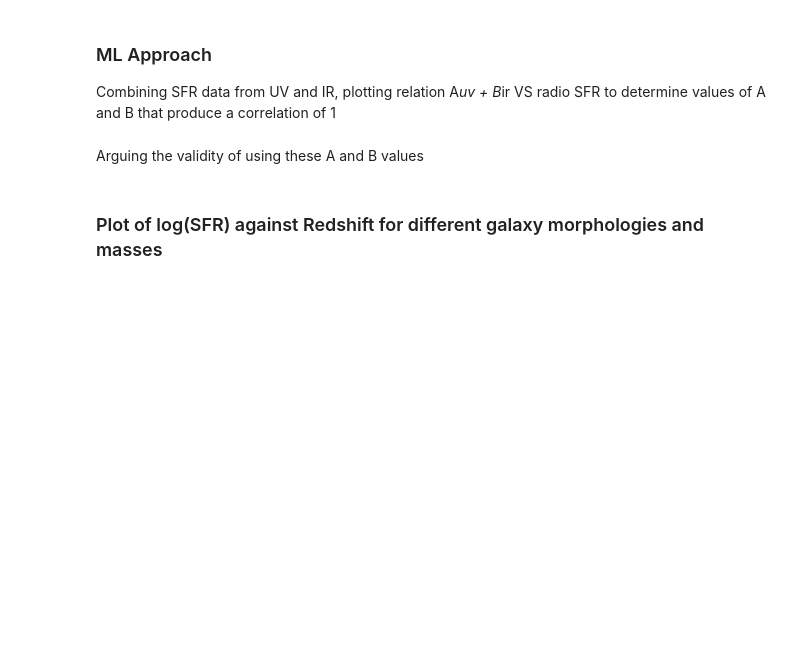
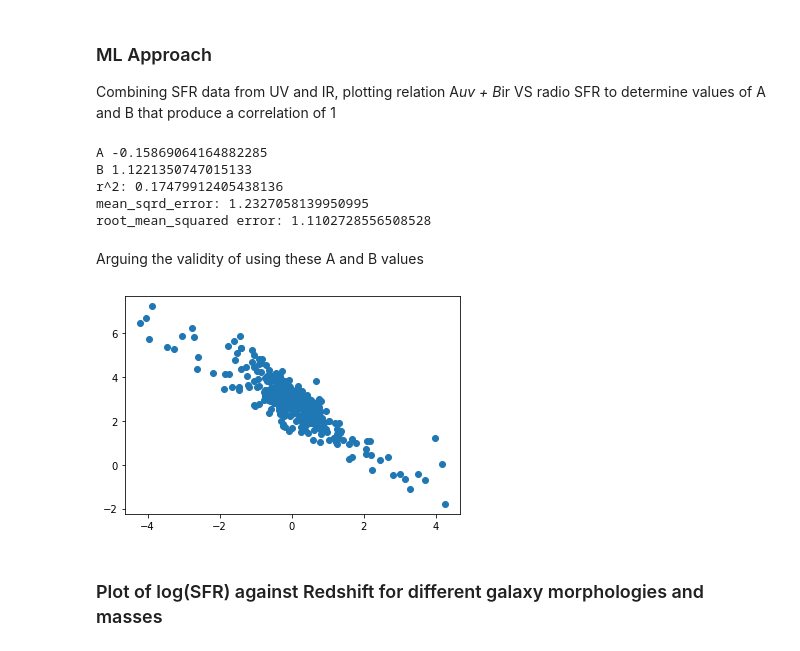
Before and after one commit to nick1404/PHYS369, a Jupyter notebook: main.ipynb, the cells around one changed output. Drawn from its saved outputs; the diff is of its cells as text; code cells hidden in the pictures; blank space fills up the shorter version.

```diff
--- a/main.ipynb
+++ b/main.ipynb
@@ -48,4 +43,10 @@ legac_final["sfr_3ghz"] = legac_final["sfr_3ghz"].apply(np.log)
 # %%
+#Import required sklearn modules
+from sklearn.linear_model import LinearRegression
+from sklearn.model_selection import train_test_split
+from sklearn.metrics import r2_score
+from sklearn.metrics import mean_squared_error
+
 # Define what are out model variables. We have identified that the best ones are:
 x = legac_final[['lsfr_UV', 'lsfr_IR']]
 # We want to predict the outcome, in this case either 0 (no claim) or 1 (claim)
@@ -64,16 +65,29 @@ print("A", coeffs[0])
 print("B", coeffs[1])
 
 # Get the predicted values of sfr
-sfr_predicted =  LR.predict(x_test)
+sfr_predicted = LR.predict(x_test)
 
 # predicting the accuracy score
 score=r2_score(y_test,sfr_predicted)
 
 print('r^2:',score)
-print('mean_sqrd_error:',mean_squared_error(y_test,sfr_predicted))
-print('root_mean_squared error:',np.sqrt(mean_squared_error(y_test,sfr_predicted)))
+print('mean squared error:',mean_squared_error(y_test,sfr_predicted))
+print('root mean squared error:',np.sqrt(mean_squared_error(y_test,sfr_predicted)))
+# %% [output]
+A -0.15869064164882285
+B 1.1221350747015133
+r^2: 0.17479912405438136
+mean_sqrd_error: 1.2327058139950995
+root_mean_squared error: 1.1102728556508528
 # %% [markdown]
 Arguing the validity of using these A and B values
+# %%
+sfr_diff = sfr_predicted - y_test
+
+plt.scatter(sfr_diff, y_test)
+plt.show()
+# %% [output]
+[figure, added]
 # %%
 #Set coefficients A and B
 A = -0.15869064
```
Also changed, not shown: parts of 11 cells of this notebook.
